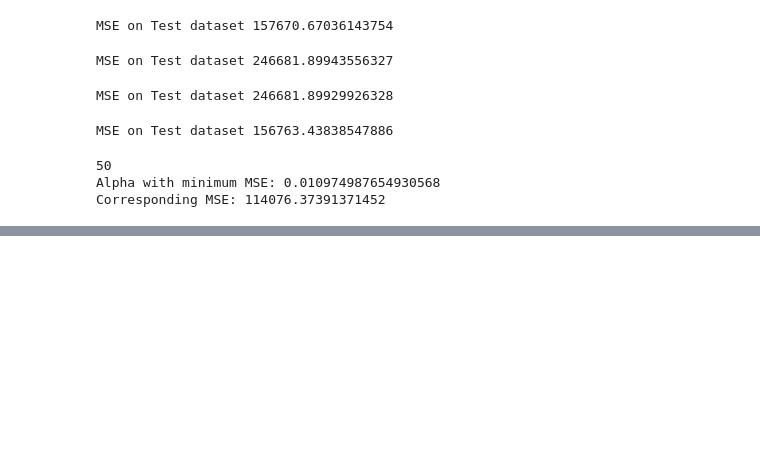
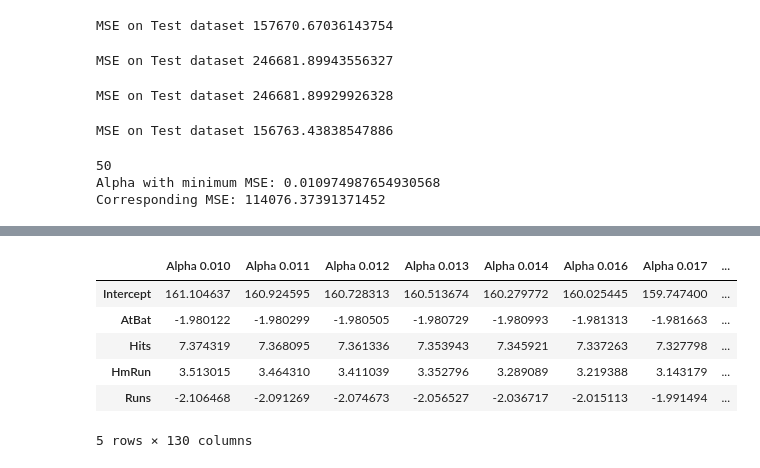
Before and after one commit to Rtavakol/ISLR, a Jupyter notebook: Notebooks/Chapter 6/Lab2/Lab2.ipynb, the cells around one changed output, grey strips where cells are left out. Cells and saved outputs as stored; diff of their text form; code cells hidden in the pictures; blank space fills up the shorter version.

```diff
--- a/Notebooks/Chapter 6/Lab2/Lab2.ipynb
+++ b/Notebooks/Chapter 6/Lab2/Lab2.ipynb
@@ -423,0 +427,23 @@ df_model.
+# %%
+alphas = np.logspace(-2, 3, 130)
+
+lasso_models = []
+results = []
+df_model = pd.DataFrame([])
+for alpha in alphas:
+    model = Lasso(alpha = alpha, normalize=True, max_iter=10000)
+    lasso_models.append(model.fit(x, y))
+    df_model['Alpha {:2.3f}'.format(alpha)] = np.hstack([model.intercept_, model.coef_])
+
+index = ['Intercept'] + features
+df_model.index = index
+# %%
+df_model.head()
+# %% [output]
+|  | Alpha 0.010 | Alpha 0.011 | Alpha 0.012 | Alpha 0.013 | Alpha 0.014 | Alpha 0.016 | Alpha 0.017 | ... |
+| Intercept | 161.104637 | 160.924595 | 160.728313 | 160.513674 | 160.279772 | 160.025445 | 159.747400 | ... |
+| AtBat | -1.980122 | -1.980299 | -1.980505 | -1.980729 | -1.980993 | -1.981313 | -1.981663 | ... |
+| Hits | 7.374319 | 7.368095 | 7.361336 | 7.353943 | 7.345921 | 7.337263 | 7.327798 | ... |
+| HmRun | 3.513015 | 3.464310 | 3.411039 | 3.352796 | 3.289089 | 3.219388 | 3.143179 | ... |
+| Runs | -2.106468 | -2.091269 | -2.074673 | -2.056527 | -2.036717 | -2.015113 | -1.991494 | ... |
+5 rows × 130 columns
```
Also changed, not shown: parts of 8 cells of this notebook, 2 other files.
